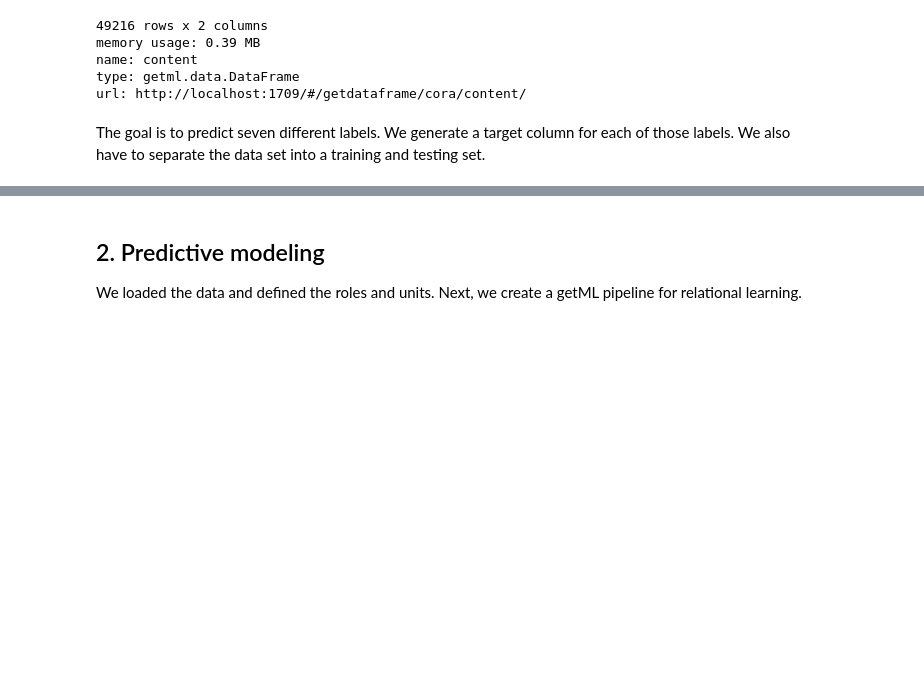
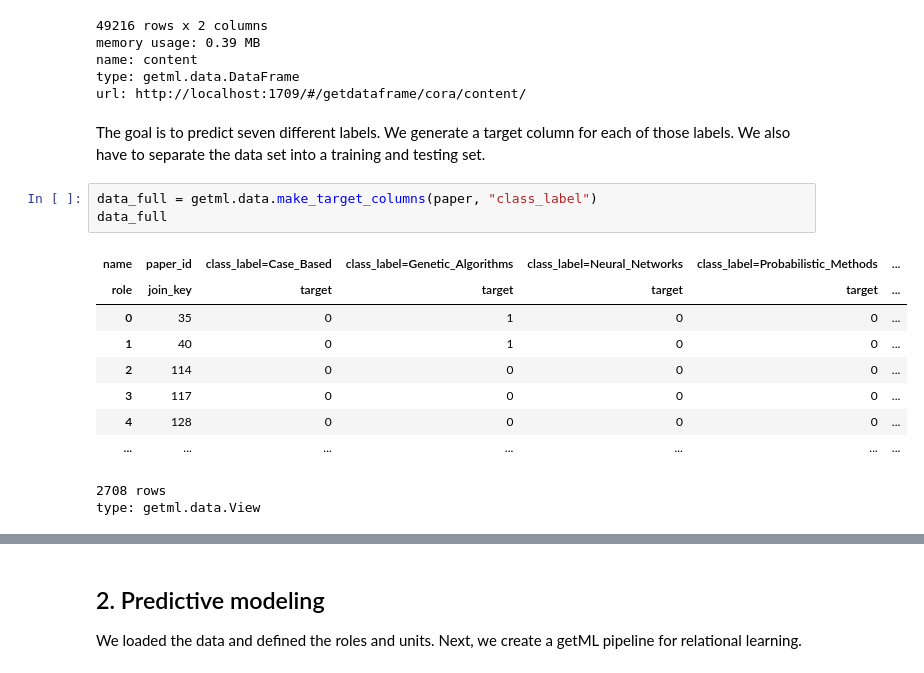
Before and after one commit to getml/getml-demo, a Jupyter notebook: cora.ipynb, the cells around one changed output, grey strips where cells are left out. Saved outputs shown, nothing was run; the diff lists cells and outputs as text; blank space fills up the shorter version.

```diff
--- a/cora.ipynb
+++ b/cora.ipynb
@@ -228,5 +228,19 @@ type: getml.data.DataFrame
 url: http://localhost:1709/#/getdataframe/cora/content/
 # %% [markdown]
 The goal is to predict seven different labels. We generate a target column for each of those labels. We also have to separate the data set into a training and testing set.
+# %%
+data_full = getml.data.make_target_columns(paper, "class_label")
+data_full
+# %% [output]
+| name | paper_id | class_label=Case_Based | class_label=Genetic_Algorithms | class_label=Neural_Networks | class_label=Probabilistic_Methods | ... |
+| role | join_key | target | target | target | target | ... |
+| 0 | 35 | 0 | 1 | 0 | 0 | ... |
+| 1 | 40 | 0 | 1 | 0 | 0 | ... |
+| 2 | 114 | 0 | 0 | 0 | 0 | ... |
+| 3 | 117 | 0 | 0 | 0 | 0 | ... |
+| 4 | 128 | 0 | 0 | 0 | 0 | ... |
+| ... | ... | ... | ... | ... | ... | ... |
+2708 rows
+type: getml.data.View
 # %%
 split = getml.data.split.random(train=0.7, test=0.3, validation=0.0)
```
Also changed, not shown: parts of 23 cells of this notebook.
